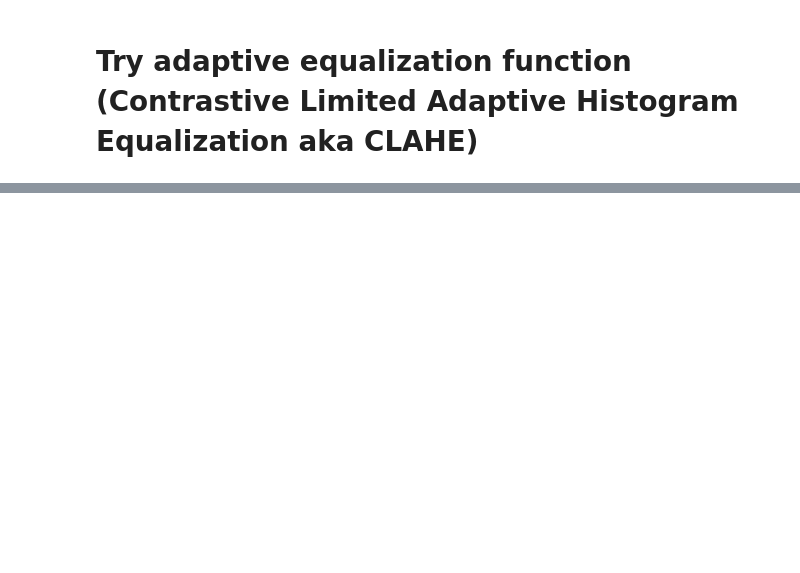
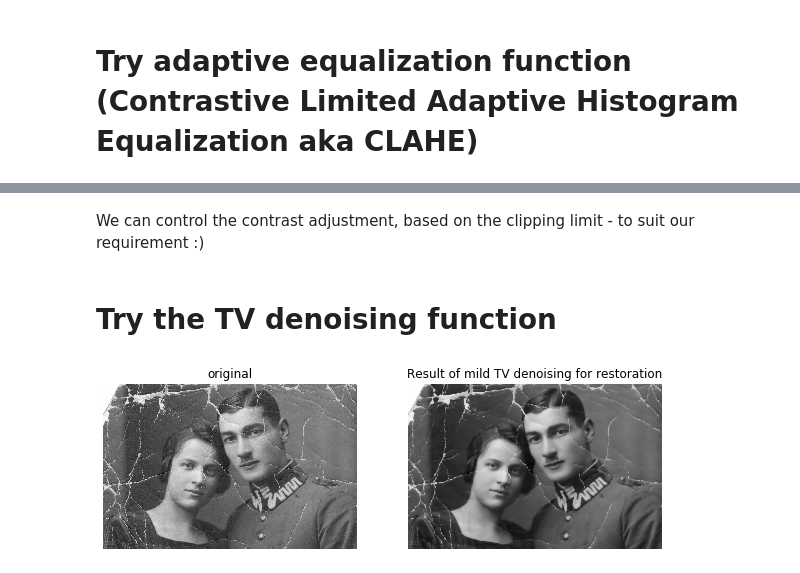
Before and after one commit to rahulrzende/Restoration-and-colorization-of-grayscale-memories-using-CNNs, a Jupyter notebook: src/in_progress/image_processing_for_restoration_using_skimage.ipynb, the cells around one changed output, grey strips where cells are left out. Cells and saved outputs as stored; diff of their text form; code cells hidden in the pictures; blank space fills up the shorter version.

```diff
--- a/src/in_progress/image_processing_for_restoration_using_skimage.ipynb
+++ b/src/in_progress/image_processing_for_restoration_using_skimage.ipynb
@@ -58,0 +79,9 @@ restoration.
+# %% [markdown]
+We can control the contrast adjustment, based on the clipping limit - to suit our requirement :)
+# %% [markdown]
+# Try the TV denoising function
+# %%
+img_tv_denoise = restoration.denoise_tv_chambolle(img[:,:,0], weight=0.1)
+plot_comparison(img[:,:,0],img_tv_denoise, "Result of mild TV denoising for restoration")
+# %% [output]
+[figure, added]
```
Also changed, not shown: parts of 16 cells of this notebook, 1 other file.
